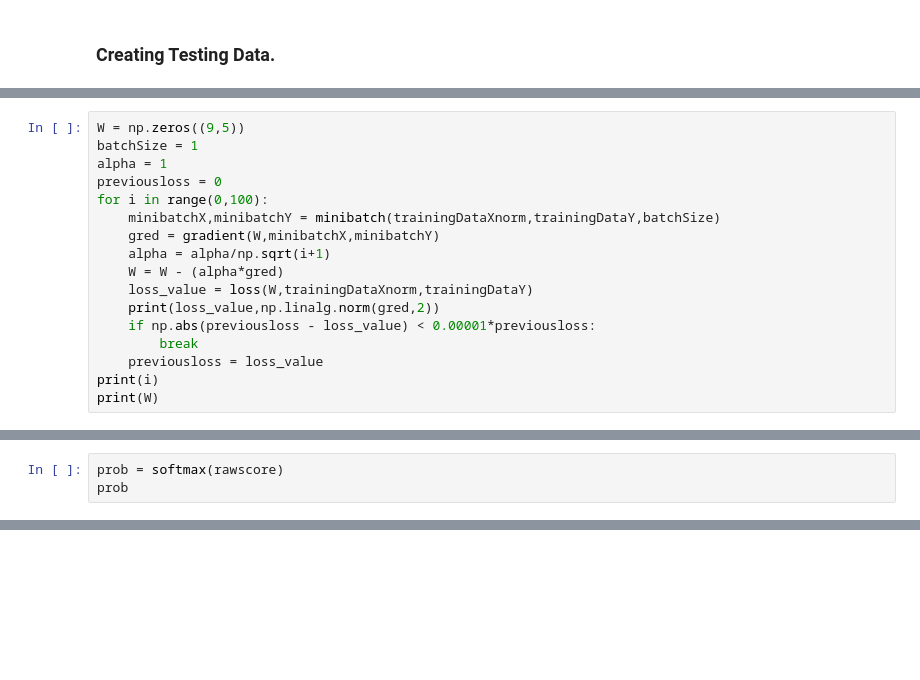
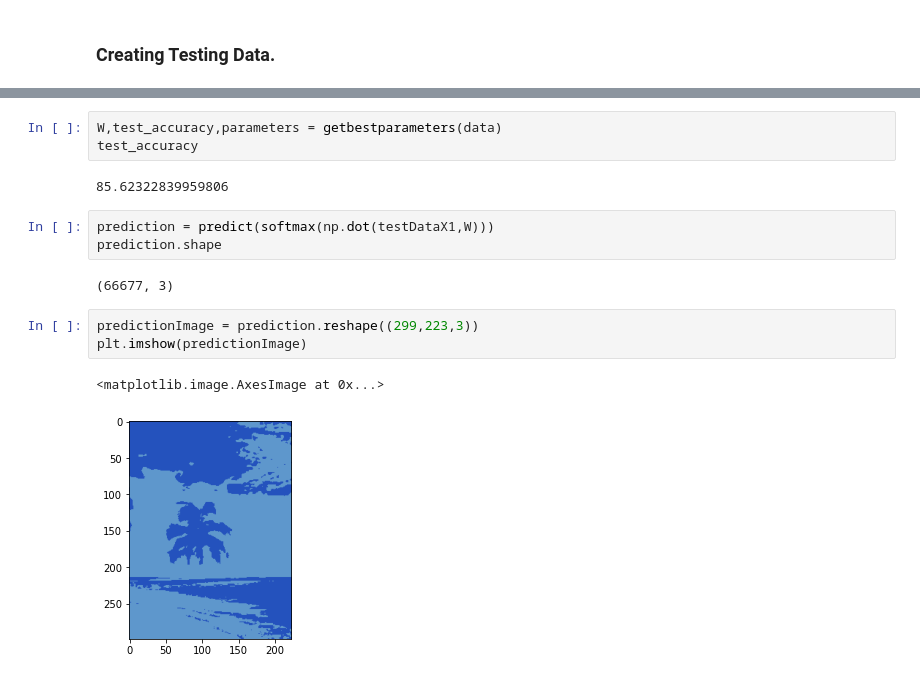
Before and after one commit to jainsanyam786/Intro_To_AI, a Jupyter notebook: Project4/Project 4 Image Recoloration - Part 1b.ipynb, the cells around one changed output, grey strips where cells are left out. Cells and saved outputs as stored; diff of their text form; blank space fills up the shorter version.

```diff
--- a/Project4/Project 4 Image Recoloration - Part 1b.ipynb
+++ b/Project4/Project 4 Image Recoloration - Part 1b.ipynb
@@ -201,17 +90,0 @@ def minibatch(X,Y,batchSize):
-# %%
-W = np.zeros((9,5))
-batchSize = 1
-alpha = 1
-previousloss = 0
-for i in range(0,100):
-    minibatchX,minibatchY = minibatch(trainingDataXnorm,trainingDataY,batchSize)
-    gred = gradient(W,minibatchX,minibatchY)
-    alpha = alpha/np.sqrt(i+1)
-    W = W - (alpha*gred)
-    loss_value = loss(W,trainingDataXnorm,trainingDataY)
-    print(loss_value,np.linalg.norm(gred,2))
-    if np.abs(previousloss - loss_value) < 0.00001*previousloss:
-        break
-    previousloss = loss_value
-print(i)
-print(W)
@@ -237,3 +90,0 @@ rawscore = np.dot(testDataX1,W)
-# %%
-prob = softmax(rawscore)
-prob
@@ -326,0 +281,16 @@ array([[ 36,  82, 189],
+# %%
+W,test_accuracy,parameters = getbestparameters(data)
+test_accuracy
+# %% [output]
+85.62322839959806
+# %%
+prediction = predict(softmax(np.dot(testDataX1,W)))
+prediction.shape
+# %% [output]
+(66677, 3)
+# %%
+predictionImage = prediction.reshape((299,223,3))
+plt.imshow(predictionImage)
+# %% [output]
+<matplotlib.image.AxesImage at 0x...>
+[figure, added]
```
Also changed, not shown: parts of 51 cells of this notebook.
